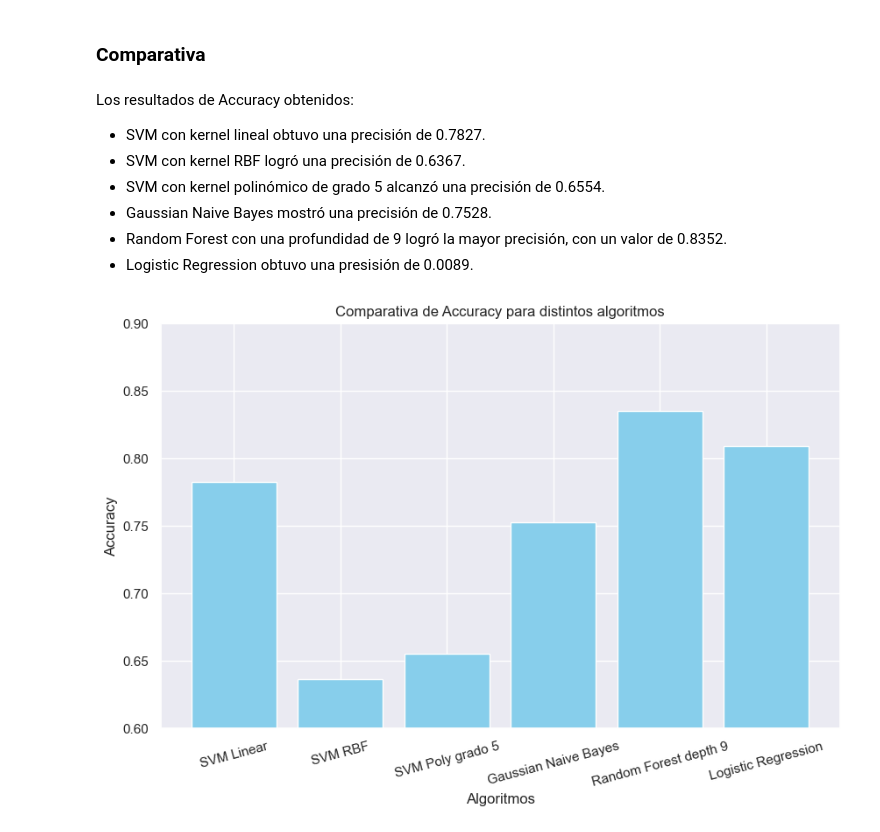
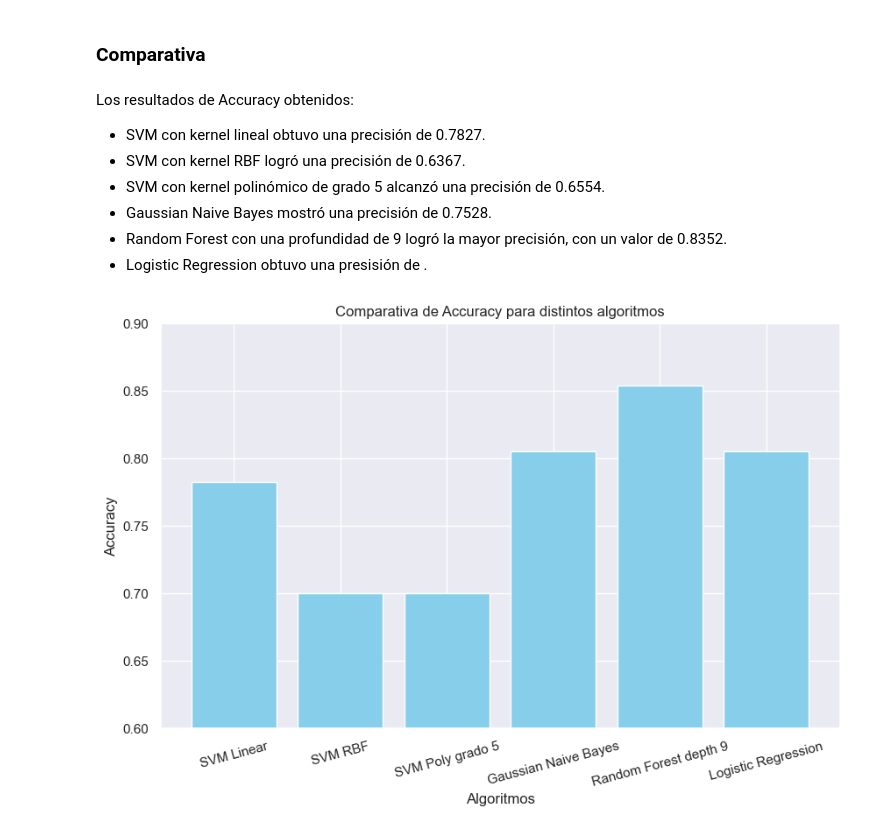
Before and after one commit to EliasGarzaV/RetoTitanicBloque1, a Jupyter notebook: Results/resultados_modelos.ipynb, the cells around one changed output. Cells and saved outputs as stored; diff of their text form; code cells hidden in the pictures.

Commit message:
changed train split to main notebook

```diff
--- a/Results/resultados_modelos.ipynb
+++ b/Results/resultados_modelos.ipynb
@@ -86,16 +96,16 @@ El objetivo de probar diferentes kernels es identificar cuál de ellos se ajusta
 # %%
 kernels = ['linear', 'rbf', 'poly']
 degrees = list(range(2, 8))
-accuracy_results = []
+accuracy_results_svm = []
 
 for kernel in kernels:
     for degree in degrees:
-        accuracy, _ = titanic_svm(kernel, degree)
-        accuracy_results.append((kernel, degree, accuracy))
+        accuracy, _ = titanic_svm(kernel, degree, X_train, y_train, X_test, y_test)
+        accuracy_results_svm.append((kernel, degree, accuracy))
 
-linear_acc = [acc for kernel, degree, acc in accuracy_results if kernel == 'linear']
-rbf_acc = [acc for kernel, degree, acc in accuracy_results if kernel == 'rbf']
-poly_acc = [acc for kernel, degree, acc in accuracy_results if kernel == 'poly']
+linear_acc = [acc for kernel, degree, acc in accuracy_results_svm if kernel == 'linear']
+rbf_acc = [acc for kernel, degree, acc in accuracy_results_svm if kernel == 'rbf']
+poly_acc = [acc for kernel, degree, acc in accuracy_results_svm if kernel == 'poly']
 
 plt.figure(figsize=(10, 6))
 plt.plot(degrees, linear_acc, marker='o', label='Linear Kernel')
@@ -117,6 +127,6 @@ El Gaussian Naive Bayes es un algoritmo que se basa en el teorema de Bayes y sup
 
 En su caso decidimos no experimentar con sus parametros ya que involucran dar peso a variables en específicas. Únicamente se extraerá el accuracy obtenido con su clase default y se comparará con los demás modelos.
 # %%
-gnb_acc, gnb_matriz = titanic_gnb()
+gnb_acc, gnb_matriz = titanic_gnb(X_train, y_train, X_test, y_test)
 print('Accuracy de GNB: ', gnb_acc)
 # %% [output]
@@ -156,13 +166,13 @@ En el presente análisis nos estamos enfocando en el accuracy, el cual para el G
 *Explicar por que probaremos de 3 a 13 depths*
 # %%
 depth_values = list(range(3, 14))
-accuracy_results = []
+accuracy_results_rf = []
 
 for depth in depth_values:
-    accuracy, _ = titanic_rf(depth)
-    accuracy_results.append((depth, accuracy))
+    accuracy, _ = titanic_rf(depth, X_train, y_train, X_test, y_test)
+    accuracy_results_rf.append((depth, accuracy))
 
-depths, accuracies = zip(*accuracy_results)
+depths, accuracies = zip(*accuracy_results_rf)
 
 plt.figure(figsize=(10, 6))
 plt.plot(depths, accuracies, marker='o')
@@ -183,4 +193,4 @@ La regresion logística lo que hace es meter una función linear como parametro
 # %%
-log_acc, log_matriz = titanic_gnb()
+log_acc, log_matriz = titanic_log(X_train, y_train, X_test, y_test)
 print('Accuracy de Logisitc: ', log_acc)
 # %% [output]
@@ -207,18 +217,18 @@ Los resultados de Accuracy obtenidos:
 - SVM con kernel polinómico de grado 5 alcanzó una precisión de 0.6554.
 - Gaussian Naive Bayes mostró una precisión de 0.7528.
 - Random Forest con una profundidad de 9 logró la mayor precisión, con un valor de 0.8352.
-- Logistic Regression obtuvo una presisión de 0.0089.
+- Logistic Regression obtuvo una presisión de .
 # %%
 algorithms_c = ['SVM Linear', 'SVM RBF', 'SVM Poly grado 5', 'Gaussian Naive Bayes', 'Random Forest depth 9', 'Logistic Regression']
-accuracies_c = [0.7827, 0.6367, 0.6554, 0.7528, 0.8352, 0.8089]
+accuracies_c = [accuracy_results_svm[3][2], accuracy_results_svm[7][2], accuracy_results_svm[15][2], gnb_acc, accuracy_results_rf[9][1], log_acc]
 
 plt.figure(figsize=(10, 6))
 plt.bar(algorithms_c, accuracies_c, color='skyblue')
 plt.xlabel('Algoritmos')
 plt.ylabel('Accuracy')
 plt.title('Comparativa de Accuracy para distintos algoritmos')
 plt.ylim(0.6, 0.9)
 plt.xticks(rotation=15)
 plt.show()
 # %% [output]
-[figure, old version]
+[figure, new version]
```
Also changed, not shown: parts of 10 cells of this notebook, 6 other files.
